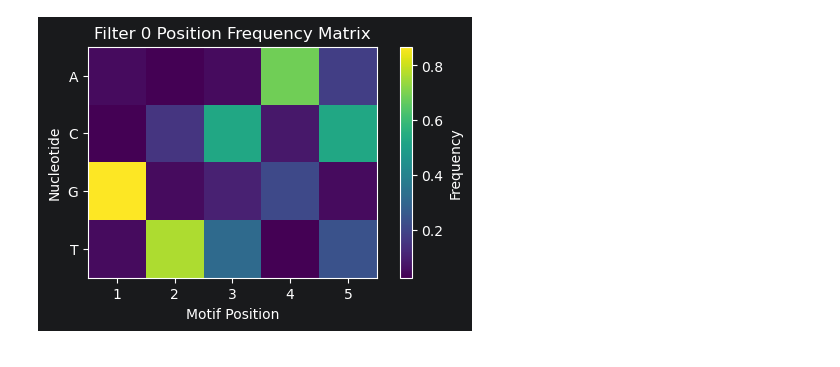
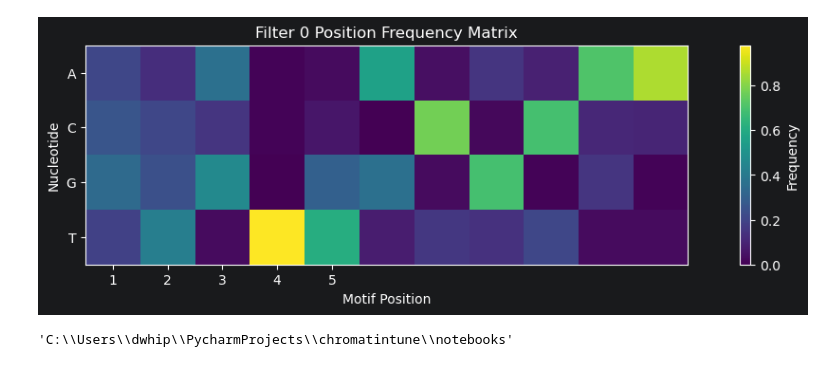
Before and after one commit to huntersair/chromatintune, a Jupyter notebook: notebooks/filter_activations2.ipynb, the cells around one changed output. Drawn from its saved outputs; the diff is of its cells as text; code cells hidden in the pictures.

```diff
--- a/notebooks/filter_activations2.ipynb
+++ b/notebooks/filter_activations2.ipynb
@@ -167,7 +168,7 @@ top_sequences = [
 # %%
 import numpy as np
 
-pfm = np.zeros((4, 5)) #Position Frequency Matrix
+pfm = np.zeros((4, KERNEL_SIZE)) #Position Frequency Matrix
 
 nucleotide_to_index = {
     "A": 0,
@@ -188,27 +189,31 @@ for sequence in top_sequences:
 
 pfm = pfm / pfm.sum(axis=0)
 # %%
-plt.figure(figsize=(6, 3))
+plt.figure(figsize=(14, 3))
 
 plt.imshow(pfm)
 
 plt.yticks(
     [0, 1, 2, 3],
     ["A", "C", "G", "T"]
 )
 
 plt.xticks(
     range(5),
     range(1, 6)
 )
 
 plt.xlabel("Motif Position")
 plt.ylabel("Nucleotide")
 
 plt.colorbar(label="Frequency")
 
 plt.title("Filter 0 Position Frequency Matrix")
 
 plt.show()
 # %% [output]
-[figure, old version]
+[figure, new version]
+# %%
+pwd
+# %% [output]
+'C:\\Users\\dwhip\\PycharmProjects\\chromatintune\\notebooks'
```
Also changed, not shown: parts of 6 cells of this notebook, 34 other files.
